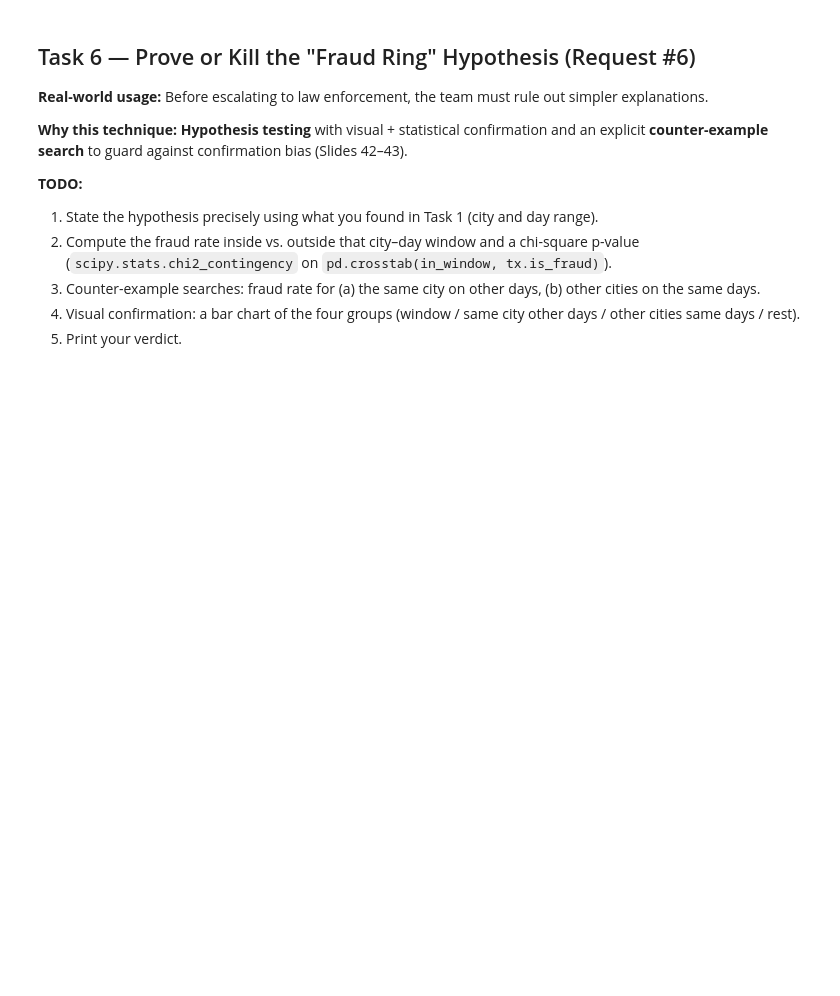
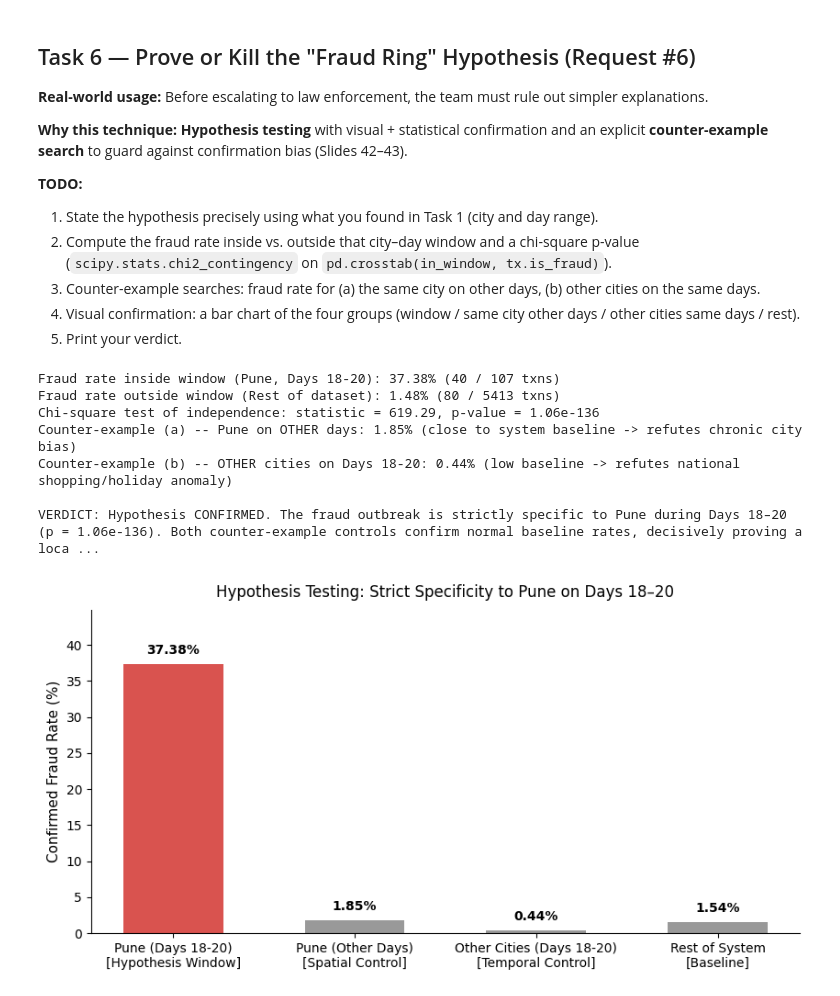
Before and after one commit to adarshm1705/VDUI-unit-3-assignment, a Jupyter notebook: unit3_ppt7_activity.ipynb, the cells around one changed output. Saved outputs shown, nothing was run; the diff lists cells and outputs as text; code cells hidden in the pictures; blank space fills up the shorter version.

```diff
--- a/unit3_ppt7_activity.ipynb
+++ b/unit3_ppt7_activity.ipynb
@@ -215,19 +428,62 @@ search** to guard against confirmation bias (Slides 42–43).
 # %%
 from scipy.stats import chi2_contingency
 
-# TODO 1: hypothesis as a boolean mask
-in_window = None
+# TODO 1: Hypothesis as a boolean mask
+# Hypothesis: Organized fraud ring concentrated in Pune during Days 18 to 20
+in_window = (tx.city == "Pune") & tx.day.between(18, 20)
 
-# TODO 2
+# TODO 2: Compute fraud rate inside vs. outside window and chi-square p-value
+rate_in = tx.loc[in_window, "is_fraud"].mean()
+rate_out = tx.loc[~in_window, "is_fraud"].mean()
+table = pd.crosstab(in_window, tx.is_fraud)
+chi2, pval, dof, ex = chi2_contingency(table)
 
+print(f"Fraud rate inside window (Pune, Days 18-20): {rate_in:.2%} ({tx.loc[in_window, 'is_fraud'].sum()} / {in_window.sum()} txns)")
+print(f"Fraud rate outside window (Rest of dataset): {rate_out:.2%} ({tx.loc[~in_window, 'is_fraud'].sum()} / {(~in_window).sum()} txns)")
+print(f"Chi-square test of independence: statistic = {chi2:.2f}, p-value = {pval:.2e}")
 
-# TODO 3
+# TODO 3: Counter-example searches: (a) Pune on other days, (b) other cities on same days
+pune_other = tx[(tx.city == "Pune") & ~tx.day.between(18, 20)]
+others_same = tx[(tx.city != "Pune") & tx.day.between(18, 20)]
+rest = tx[(tx.city != "Pune") & ~tx.day.between(18, 20)]
 
+rate_pune_other = pune_other["is_fraud"].mean()
+rate_others_same = others_same["is_fraud"].mean()
+rate_rest = rest["is_fraud"].mean()
 
-# TODO 4
-fig, ax = plt.subplots(figsize=(8, 4))
+print(f"Counter-example (a) -- Pune on OTHER days: {rate_pune_other:.2%} (close to system baseline -> refutes chronic city bias)")
+print(f"Counter-example (b) -- OTHER cities on Days 18-20: {rate_others_same:.2%} (low baseline -> refutes national shopping/holiday anomaly)")
 
-plt.tight_layout(); plt.show()
+# TODO 4: Visual confirmation bar chart
+groups = {
+    "Pune (Days 18-20)\n[Hypothesis Window]": rate_in * 100,
+    "Pune (Other Days)\n[Spatial Control]": rate_pune_other * 100,
+    "Other Cities (Days 18-20)\n[Temporal Control]": rate_others_same * 100,
+    "Rest of System\n[Baseline]": rate_rest * 100
+}
 
-# TODO 5
+fig, ax = plt.subplots(figsize=(8.5, 4.5))
+bars = ax.bar(groups.keys(), groups.values(), color=["#D9534F", "#999999", "#999999", "#999999"], width=0.55)
+ax.set_ylabel("Confirmed Fraud Rate (%)", fontsize=11)
+ax.set_title("Hypothesis Testing: Strict Specificity to Pune on Days 18–20", fontsize=12, pad=10)
+ax.set_ylim(0, max(groups.values()) * 1.2)
+
+for bar in bars:
+    yval = bar.get_height()
+    ax.text(bar.get_x() + bar.get_width() / 2.0, yval + 1.0, f"{yval:.2f}%", ha="center", va="bottom", fontweight="bold", fontsize=10)
+
+plt.tight_layout()
+plt.show()
+
+# TODO 5: Print verdict
+print("\nVERDICT: Hypothesis CONFIRMED. The fraud outbreak is strictly specific to Pune during Days 18–20 (p = 1.06e-136). Both counter-example controls confirm normal baseline rates, decisively proving a localized fraud ring attack rather than chronic local vulnerability or nationwide temporal shocks.")
+# %% [output]
+Fraud rate inside window (Pune, Days 18-20): 37.38% (40 / 107 txns)
+Fraud rate outside window (Rest of dataset): 1.48% (80 / 5413 txns)
+Chi-square test of independence: statistic = 619.29, p-value = 1.06e-136
+Counter-example (a) -- Pune on OTHER days: 1.85% (close to system baseline -> refutes chronic city bias)
+Counter-example (b) -- OTHER cities on Days 18-20: 0.44% (low baseline -> refutes national shopping/holiday anomaly)
+
+VERDICT: Hypothesis CONFIRMED. The fraud outbreak is strictly specific to Pune during Days 18–20 (p = 1.06e-136). Both counter-example controls confirm normal baseline rates, decisively proving a loca ...
+[figure, added]
 # %% [markdown]
```
Also changed, not shown: parts of 14 cells of this notebook, 1 other file.
